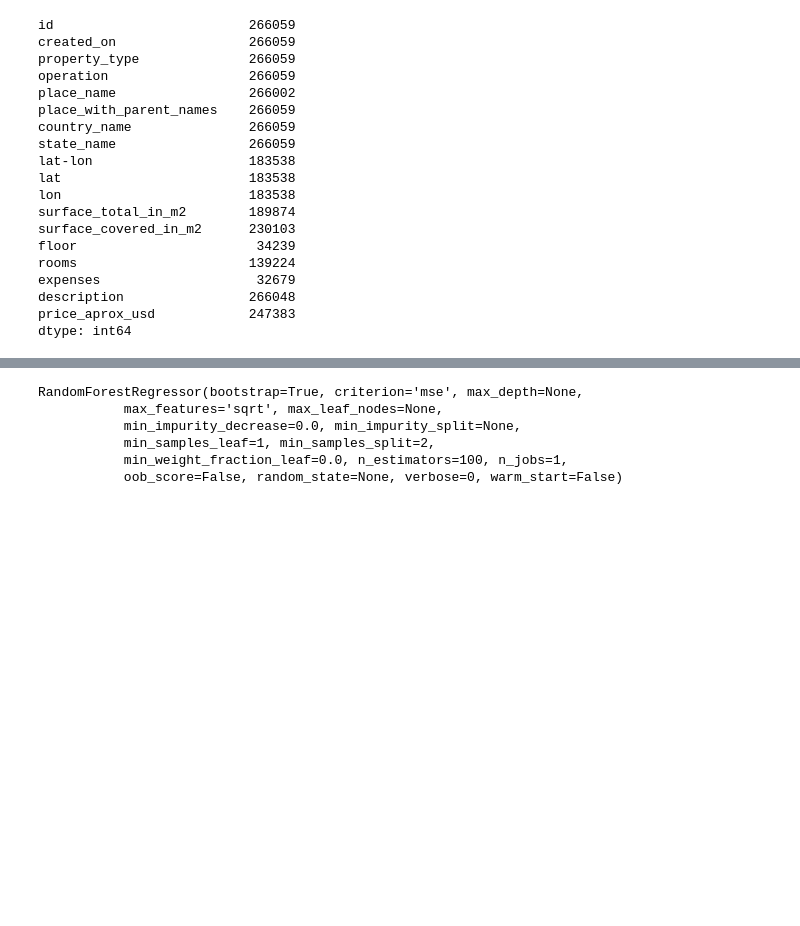
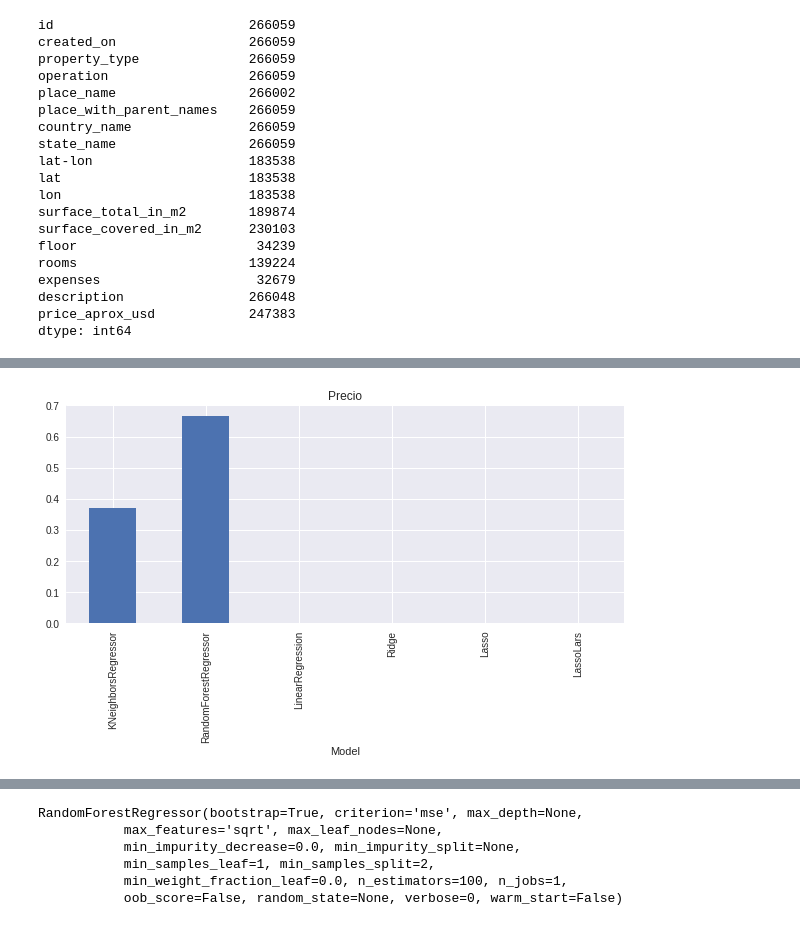
Before and after one commit to NicoGallegos/tpdatos, a Jupyter notebook: TP 2 2.0.ipynb, the cells around one changed output, grey strips where cells are left out. Saved outputs shown, nothing was run; the diff lists cells and outputs as text; code cells hidden in the pictures; blank space fills up the shorter version.

```diff
--- a/TP 2 2.0.ipynb
+++ b/TP 2 2.0.ipynb
@@ -468,0 +219,18 @@ ValueError: Length of values does not match length of index
+# %%
+#Se hace la comparacion por lat, lon, superficie y superficie cubierta, tengo que quitar los nulls de esos campos
+datosSinNull = datos.loc[datos['lat'].notnull(),:]
+datosSinNull = datosSinNull.loc[datosSinNull['lon'].notnull(),:]
+datosSinNull = datosSinNull.loc[datosSinNull['surface_total_in_m2'].notnull(),:]
+datosSinNull = datosSinNull.loc[datosSinNull['surface_covered_in_m2'].notnull(),:]
+
+#Luego de esos divido los que estan en palermo de los que no estan en palermo
+datosPalermo = datosSinNull.loc[datosSinNull.place_name == 'Palermo', :]
+datosNoPalermo = datosSinNull.loc[datosSinNull.place_name != 'Palermo', :]
+
+#Divido al set de palermo en otros features y precios
+datosPalermoFeatures = datosPalermo.loc[:, ['lat', 'lon', 'surface_total_in_m2', 'surface_covered_in_m2']]
+datosPalermoPrecio = datosPalermo.loc[:, ['price_aprox_usd']]
+
+#Divido al set que no es de palermo en otros features y precios
+datosNoPalermoFeatures = datosNoPalermo.loc[:, ['lat', 'lon', 'surface_total_in_m2', 'surface_covered_in_m2']]
+datosNoPalermoPrecio = datosNoPalermo.loc[:, ['price_aprox_usd']]
@@ -468,0 +257,26 @@ ValueError: Length of values does not match length of index
+# %%
+models = [KNeighborsRegressor(),
+         RandomForestRegressor(n_estimators=100, max_features='sqrt'),
+         #RadiusNeighborsRegressor(),
+         LinearRegression(),
+         linear_model.Ridge (alpha = .5),
+         linear_model.Lasso (alpha = 0.1),
+         linear_model.LassoLars (alpha = 0.1)]
+
+TestModels = pd.DataFrame()
+tmp = {}
+
+for model in models:
+        m = str(model)
+        tmp['Model'] = m[:m.index('(')]
+        model.fit(datosNoPalermoFeatures, datosNoPalermoPrecio)
+        tmp['Precio'] = r2_score(datosPalermoPrecio, model.predict(datosPalermoFeatures))
+        TestModels = TestModels.append([tmp])
+
+TestModels.set_index('Model', inplace=True)
+
+fig, axes = plt.subplots(ncols=1, figsize=(10, 4))
+TestModels.Precio.plot(ax=axes, kind='bar', title='Precio')
+plt.show()
+# %% [output]
+[figure, added]
```
Also changed, not shown: parts of 53 cells of this notebook.
